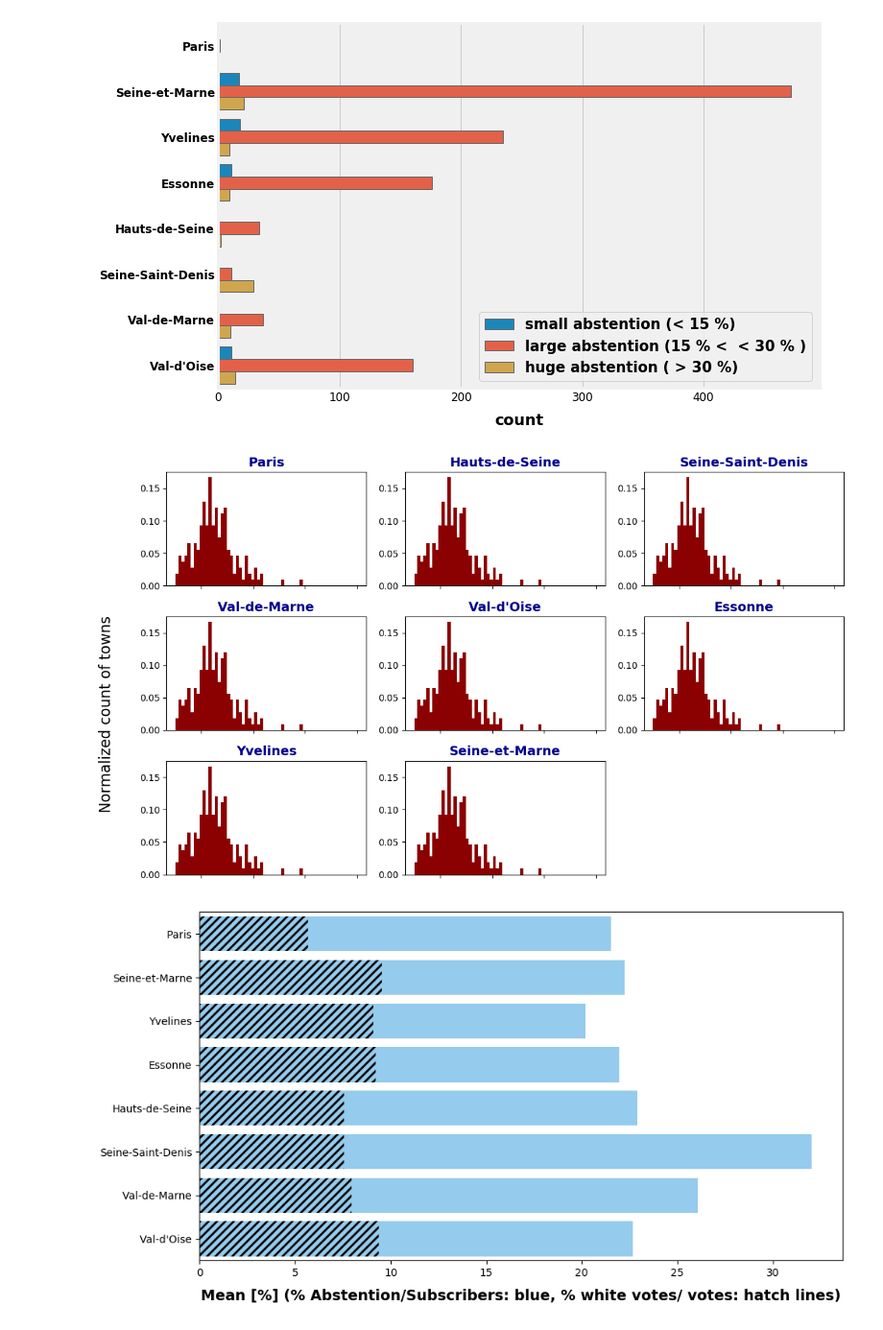
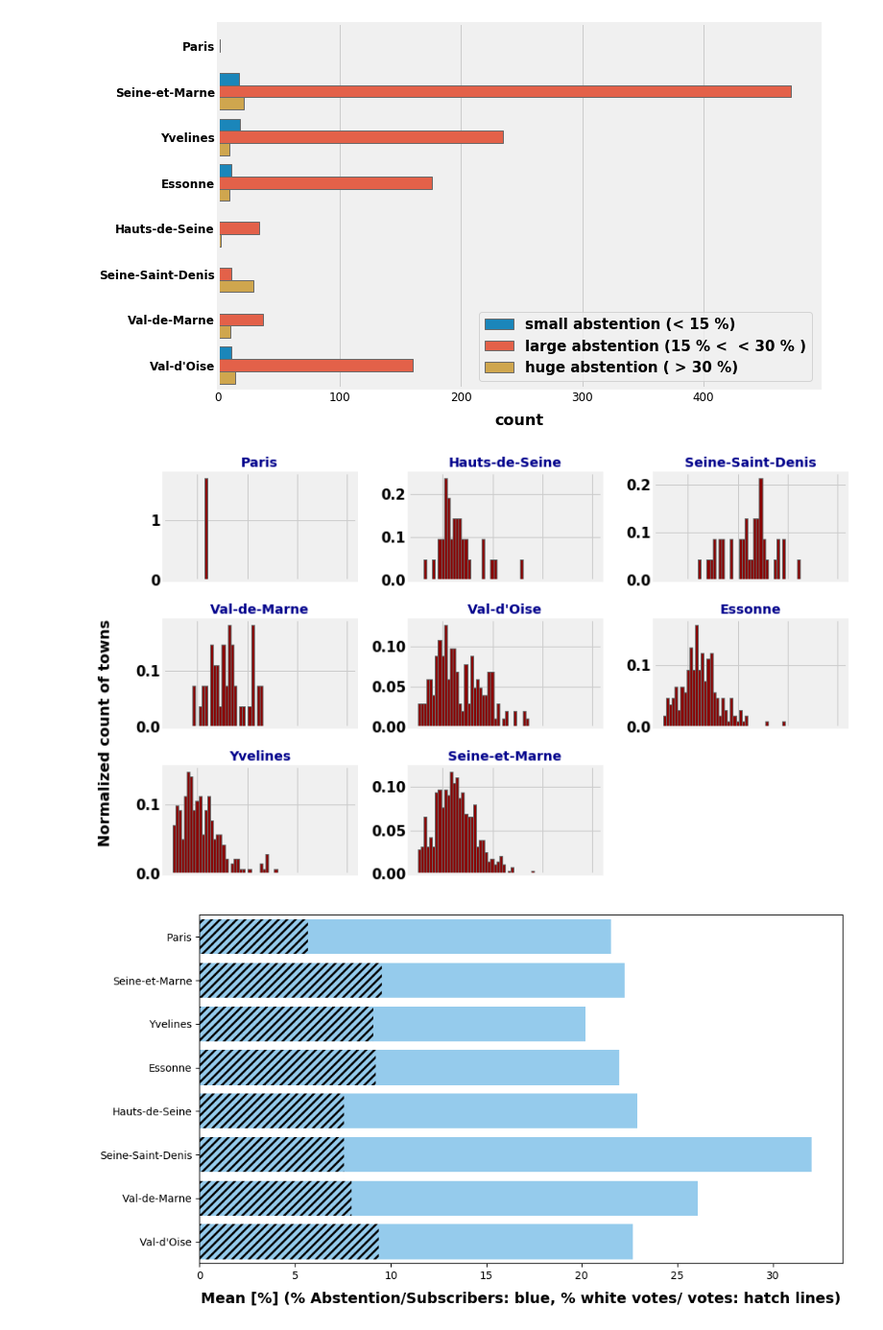
Before and after one commit to n-naoufal/ML-DL-from-scratch, a Jupyter notebook: statistical_analysis_dataset.ipynb, the cells around one changed output. Shown at 96% size. Drawn from its saved outputs; the diff is of its cells as text; code cells hidden in the pictures.

```diff
--- a/statistical_analysis_dataset.ipynb
+++ b/statistical_analysis_dataset.ipynb
@@ -248,36 +229,35 @@ points = [] ; labels = []
 fig = plt.figure(1, figsize=(11,11))
 i = 0
 for depart_name in list(global_stats.index):
     i += 1
     ax = fig.add_subplot(5,3,i)
-    n, bins, patches = plt.hist(x =  df[df['Libellé du département']=='Essonne']['% Abs/Ins']\
+    n, bins, patches = plt.hist(x =  df[df['Libellé du département']==depart_name]['% Abs/Ins']\
                                 ,range = (15,50), normed=True, bins= 60, color='darkred')
     bin_centers = bins[:-1] + 0.5 * (bins[1:] - bins[:-1])
     #___________________________
     # bookeeping of the results
-    points.append(popt)
     labels.append(depart_name)
     #_____________________________________
     # define tick labels for each subplot
     if i < 10:
         ax.set_xticklabels(['' for x in ax.get_xticks()])
     else:
         ax.set_xticklabels([ax.get_xticks()])
     #______________
     # subplot title
     plt.title(depart_name, fontsize = 14, fontweight = 'bold', color = 'darkblue')
     #____________
     # axes labels
     if i == 4:
         ax.text(-0.3,0.9,'Normalized count of towns', fontsize=16, rotation=90,
             color='k', horizontalalignment='center', transform = ax.transAxes)
     if i == 14:
         ax.text( 0.5, -0.5 ,'Ratio of abstention', fontsize=16, rotation=0,
             color='k', horizontalalignment='center', transform = ax.transAxes)
 
 plt.tight_layout()
 # %% [output]
-[figure, old version]
+[figure, new version]
 # %%
 mpl.rcParams.update(mpl.rcParamsDefault)
 mpl.rcParams['hatch.linewidth'] = 2.0
```
Also changed, not shown: parts of 5 cells of this notebook.
